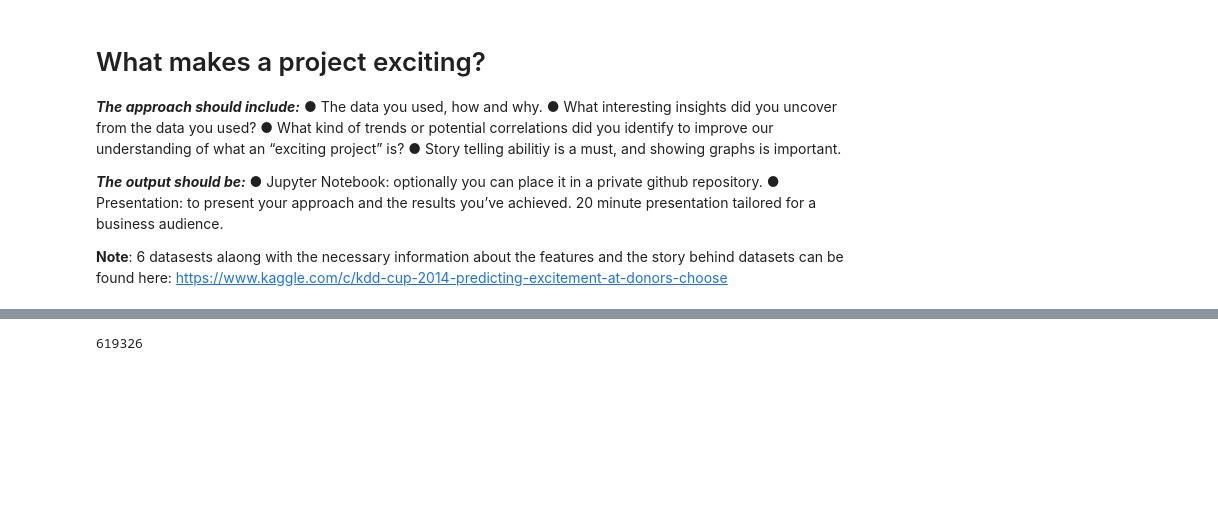
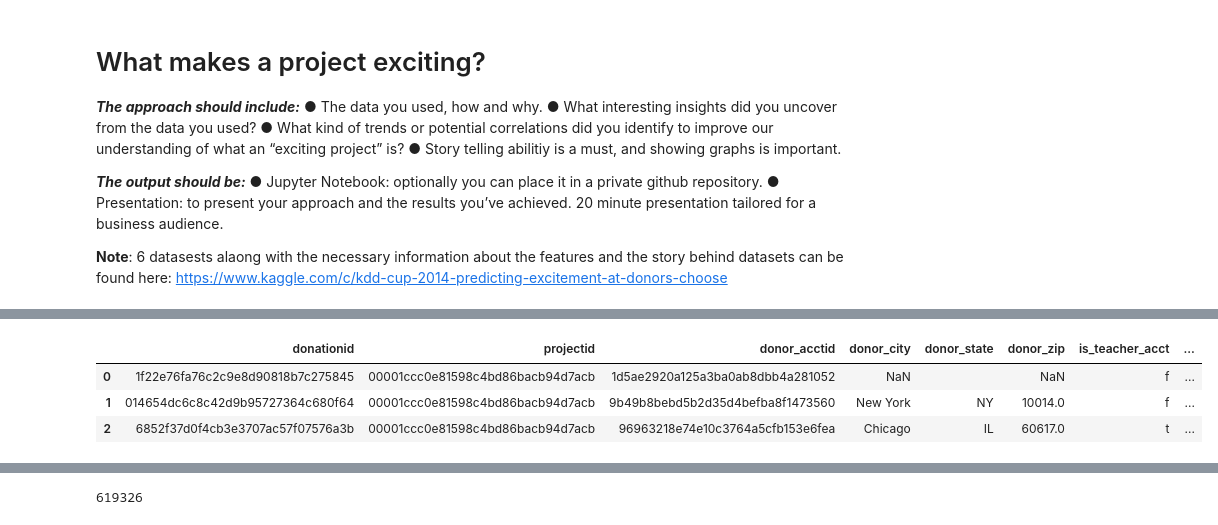
Before and after one commit to milad8853/public_projects_examples, a Jupyter notebook: OutSystems_Kaggle.ipynb, the cells around one changed output, grey strips where cells are left out. Cells and saved outputs as stored; diff of their text form; code cells hidden in the pictures; blank space fills up the shorter version.

```diff
--- a/OutSystems_Kaggle.ipynb
+++ b/OutSystems_Kaggle.ipynb
@@ -90,0 +89,7 @@ dfo.head(3)
+# %%
+dfd.head(3)
+# %% [output]
+|  | donationid | projectid | donor_acctid | donor_city | donor_state | donor_zip | is_teacher_acct | ... |
+| 0 | 1f22e76fa76c2c9e8d90818b7c275845 | 00001ccc0e81598c4bd86bacb94d7acb | 1d5ae2920a125a3ba0ab8dbb4a281052 | NaN |  | NaN | f | ... |
+| 1 | 014654dc6c8c42d9b95727364c680f64 | 00001ccc0e81598c4bd86bacb94d7acb | 9b49b8bebd5b2d35d4befba8f1473560 | New York | NY | 10014.0 | f | ... |
+| 2 | 6852f37d0f4cb3e3707ac57f07576a3b | 00001ccc0e81598c4bd86bacb94d7acb | 96963218e74e10c3764a5cfb153e6fea | Chicago | IL | 60617.0 | t | ... |
```
Also changed, not shown: parts of 16 cells of this notebook.
